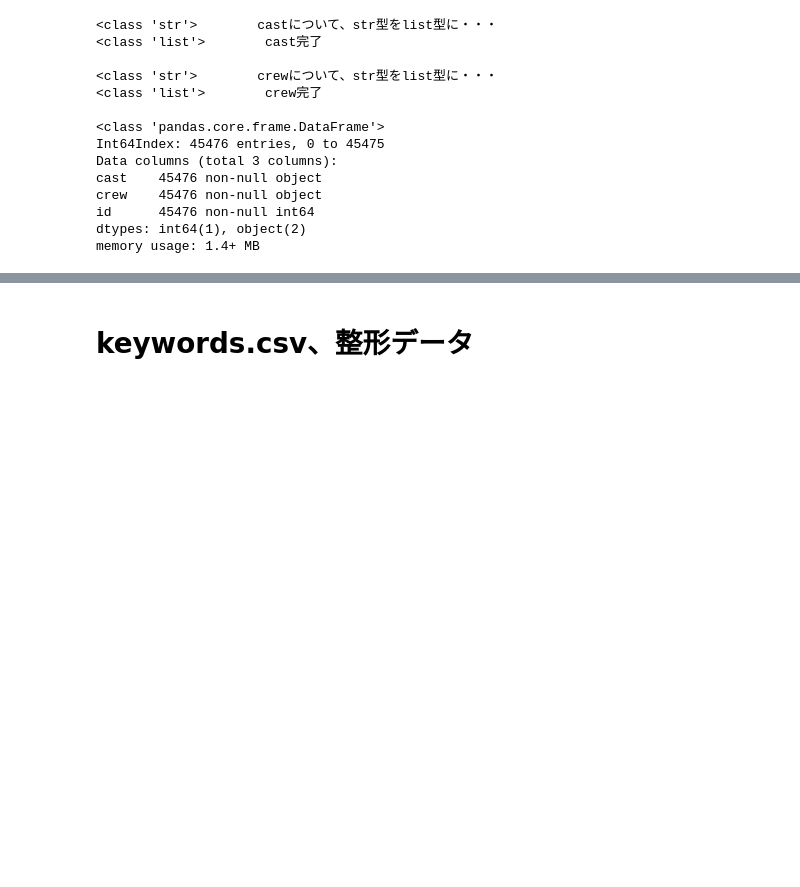
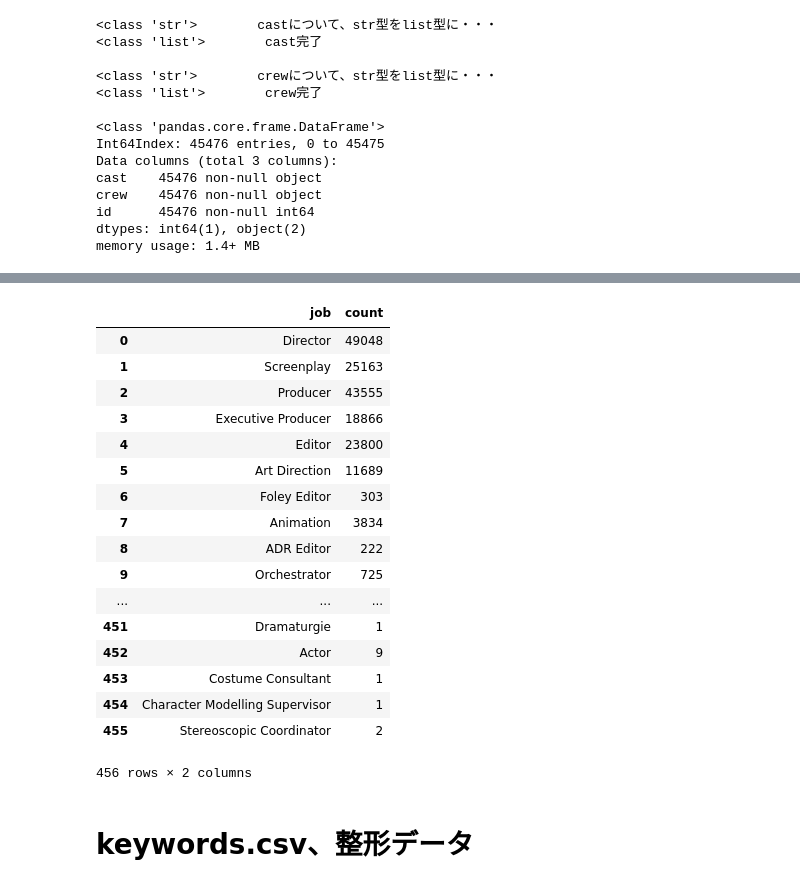
Before and after one commit to gci-team4/movie_gaia, a Jupyter notebook: make-table.ipynb, the cells around one changed output, grey strips where cells are left out. Saved outputs shown, nothing was run; the diff lists cells and outputs as text; code cells hidden in the pictures; blank space fills up the shorter version.

```diff
--- a/make-table.ipynb
+++ b/make-table.ipynb
@@ -73,0 +331,10 @@ memory usage: 1.4+ MB
+# %%
+job_list = list(crewjob_dict.keys())
+# %%
+job_count = list(crewjob_dict.values())
+# %%
+job_dict_sample = {"job": job_list, "count":job_count}
+# %%
+sampledataframe = pd.DataFrame.from_dict(job_dict_sample)
+sampledataframe.head()
+sampledataframe4 = sampledataframe.ix[:,['job','count']]
@@ -74,3 +349,24 @@ memory usage: 1.4+ MB
+# %%
+sampledataframe4
+# %% [output]
+|  | job | count |
+| 0 | Director | 49048 |
+| 1 | Screenplay | 25163 |
+| 2 | Producer | 43555 |
+| 3 | Executive Producer | 18866 |
+| 4 | Editor | 23800 |
+| 5 | Art Direction | 11689 |
+| 6 | Foley Editor | 303 |
+| 7 | Animation | 3834 |
+| 8 | ADR Editor | 222 |
+| 9 | Orchestrator | 725 |
+| ... | ... | ... |
+| 451 | Dramaturgie | 1 |
+| 452 | Actor | 9 |
+| 453 | Costume Consultant | 1 |
+| 454 | Character Modelling Supervisor | 1 |
+| 455 | Stereoscopic Coordinator | 2 |
+456 rows × 2 columns
 # %%
 with open('credits.pickle', 'wb') as f:
     pickle.dump(credits_df, f)
```
Also changed, not shown: parts of 19 cells of this notebook.
